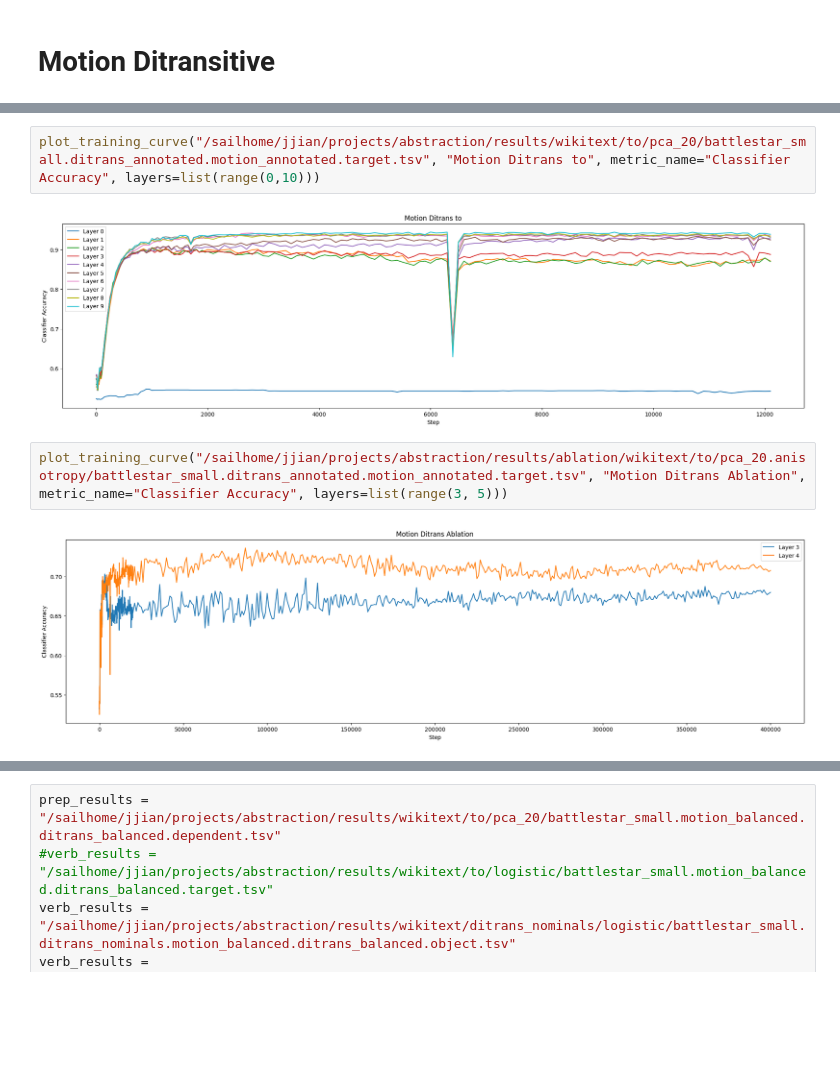
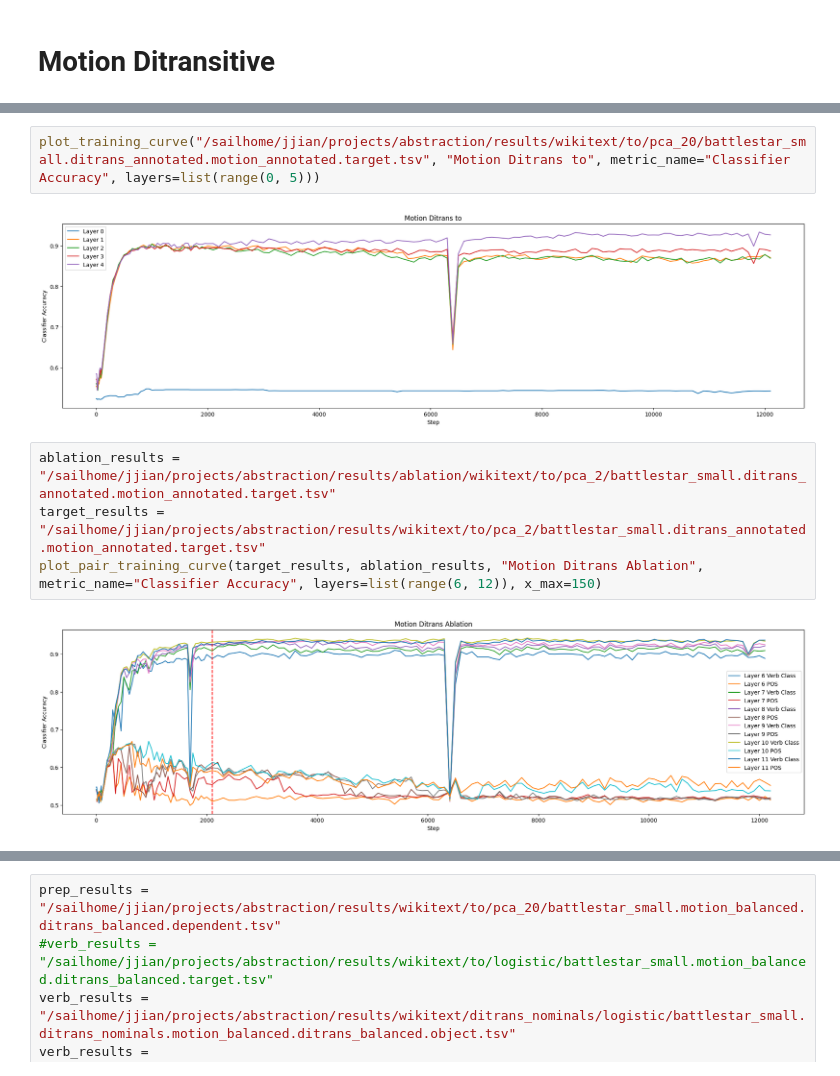
Before and after one commit to jasperjjian/abstraction, a Jupyter notebook: abstraction/analysis/plot.ipynb, the cells around one changed output, grey strips where cells are left out. Drawn from its saved outputs; the diff is of its cells as text; blank space fills up the shorter version.

Commit message:
New results graphed. Annotated datasets.

```diff
--- a/abstraction/analysis/plot.ipynb
+++ b/abstraction/analysis/plot.ipynb
@@ -113,8 +121,10 @@ def plot_object_training_curve(target_path, dependent_path, object_path, title,
 # %%
-plot_training_curve("/sailhome/jjian/projects/abstraction/results/wikitext/to/pca_20/battlestar_small.ditrans_annotated.motion_annotated.target.tsv", "Motion Ditrans to", metric_name="Classifier Accuracy", layers=list(range(0,10)))
+plot_training_curve("/sailhome/jjian/projects/abstraction/results/wikitext/to/pca_20/battlestar_small.ditrans_annotated.motion_annotated.target.tsv", "Motion Ditrans to", metric_name="Classifier Accuracy", layers=list(range(0, 5)))
 # %% [output]
-[figure, old version]
+[figure, new version]
 # %%
-plot_training_curve("/sailhome/jjian/projects/abstraction/results/ablation/wikitext/to/pca_20.anisotropy/battlestar_small.ditrans_annotated.motion_annotated.target.tsv", "Motion Ditrans Ablation", metric_name="Classifier Accuracy", layers=list(range(3, 5)))
+ablation_results = "/sailhome/jjian/projects/abstraction/results/ablation/wikitext/to/pca_2/battlestar_small.ditrans_annotated.motion_annotated.target.tsv"
+target_results = "/sailhome/jjian/projects/abstraction/results/wikitext/to/pca_2/battlestar_small.ditrans_annotated.motion_annotated.target.tsv"
+plot_pair_training_curve(target_results, ablation_results, "Motion Ditrans Ablation", metric_name="Classifier Accuracy", layers=list(range(6, 12)), x_max=150)
 # %% [output]
-[figure, old version]
+[figure, new version]
```
Also changed, not shown: parts of 5 cells of this notebook, 27 other files.
